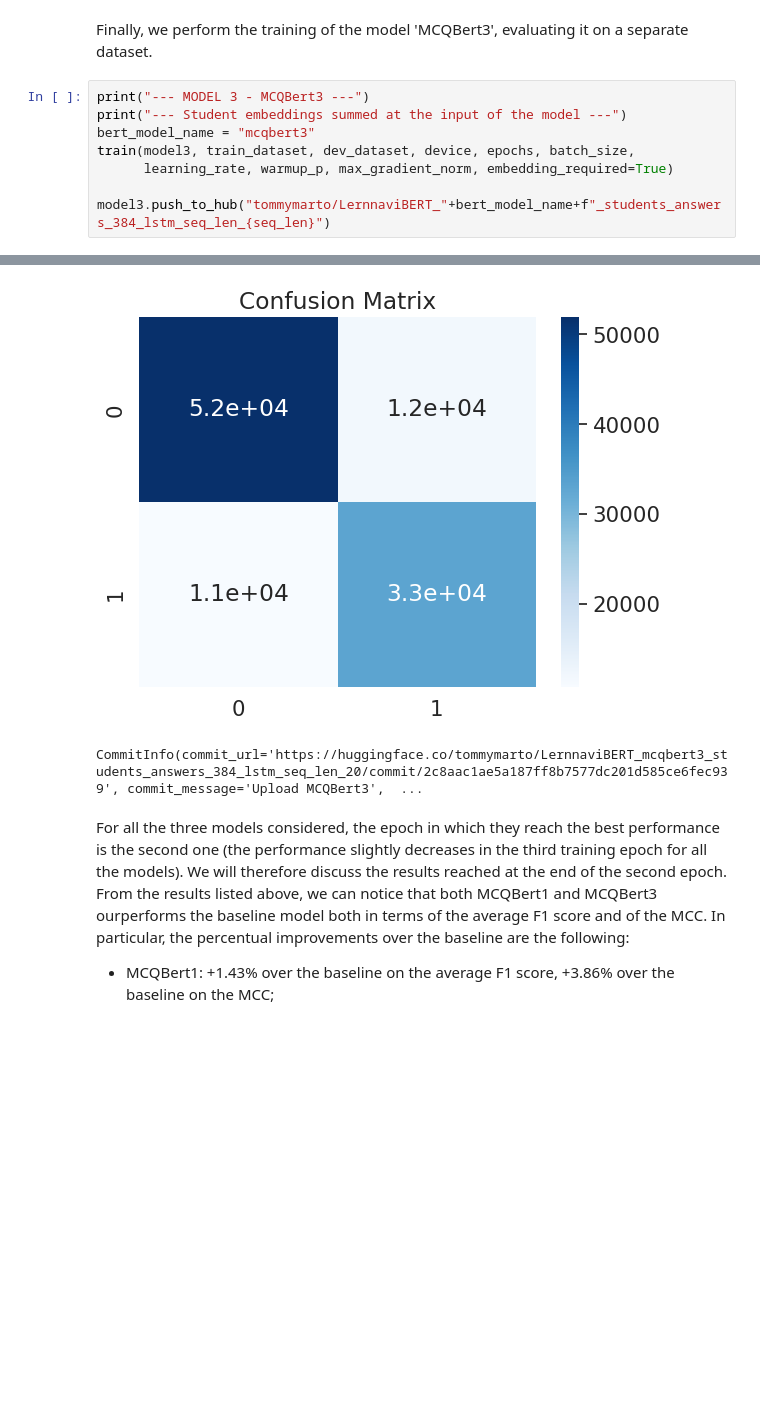
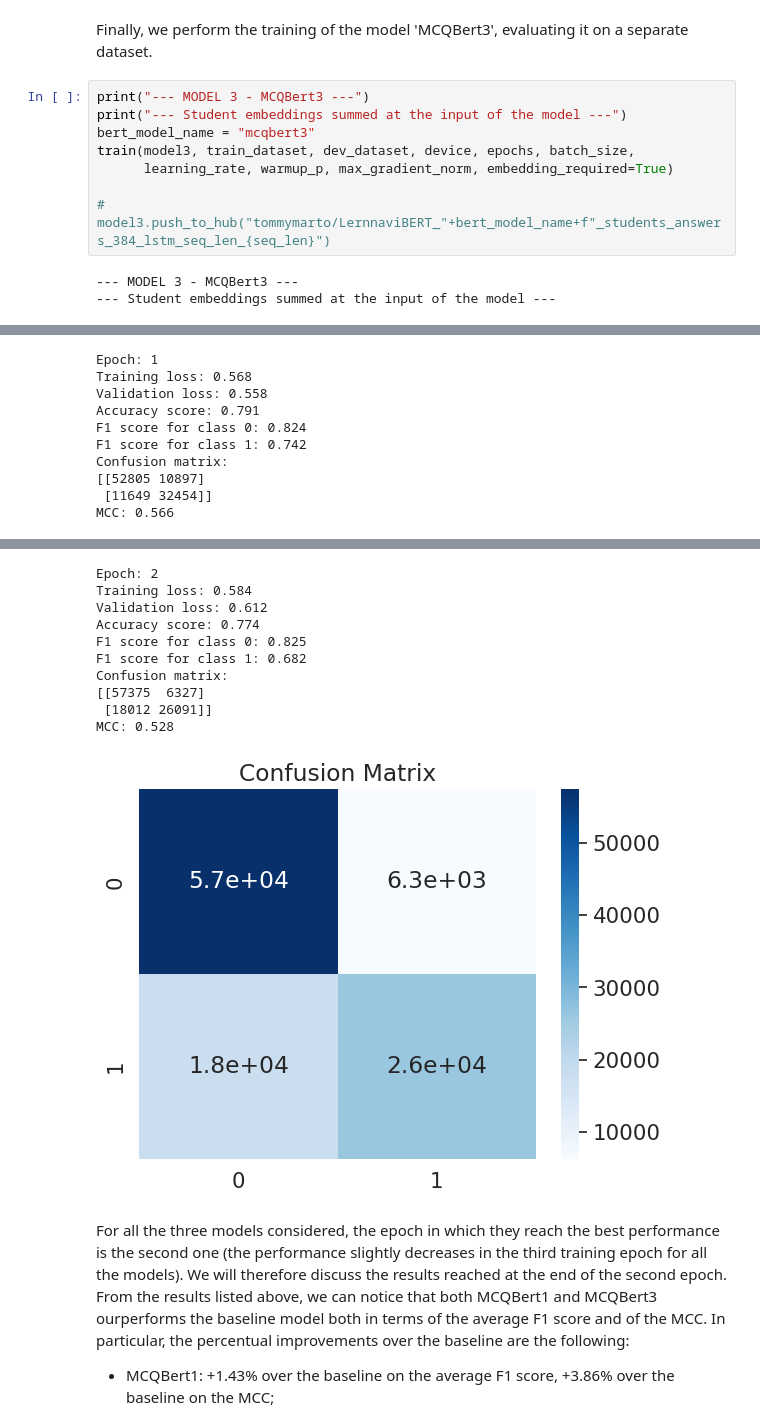
Before and after one commit to epfl-ml4ed/answer-forecasting, a Jupyter notebook: src/answer_prediction/Answer_prediction_STEP_3_Student_MCQs_Training - LSTM 40 embeddings.ipynb, the cells around one changed output, grey strips where cells are left out. Cells and saved outputs as stored; diff of their text form; blank space fills up the shorter version.

```diff
--- a/src/answer_prediction/Answer_prediction_STEP_3_Student_MCQs_Training - LSTM 40 embeddings.ipynb
+++ b/src/answer_prediction/Answer_prediction_STEP_3_Student_MCQs_Training - LSTM 40 embeddings.ipynb
@@ -277,5 +279,7 @@ bert_model_name = "mcqbert3"
 train(model3, train_dataset, dev_dataset, device, epochs, batch_size,
       learning_rate, warmup_p, max_gradient_norm, embedding_required=True)
 
-model3.push_to_hub("tommymarto/LernnaviBERT_"+bert_model_name+f"_students_answers_384_lstm_seq_len_{seq_len}")
+# model3.push_to_hub("tommymarto/LernnaviBERT_"+bert_model_name+f"_students_answers_384_lstm_seq_len_{seq_len}")
 # %% [output]
+--- MODEL 3 - MCQBert3 ---
+--- Student embeddings summed at the input of the model ---
@@ -282,0 +297,10 @@ model3.push_to_hub("tommymarto/LernnaviBERT_"+bert_model_name+f"_students_answer
+Epoch: 1
+Training loss: 0.568
+Validation loss: 0.558
+Accuracy score: 0.791
+F1 score for class 0: 0.824
+F1 score for class 1: 0.742
+Confusion matrix:
+[[52805 10897]
+ [11649 32454]]
+MCC: 0.566
@@ -284,5 +308,14 @@ model3.push_to_hub("tommymarto/LernnaviBERT_"+bert_model_name+f"_students_answer
+Epoch: 2
+Training loss: 0.584
+Validation loss: 0.612
+Accuracy score: 0.774
+F1 score for class 0: 0.825
+F1 score for class 1: 0.682
+Confusion matrix:
+[[57375  6327]
+ [18012 26091]]
+MCC: 0.528
-[figure, old version]
+[figure, new version]
-CommitInfo(commit_url='https://huggingface.co/tommymarto/LernnaviBERT_mcqbert3_students_answers_384_lstm_seq_len_20/commit/2c8aac1ae5a187ff8b7577dc201d585ce6fec939', commit_message='Upload MCQBert3',  ...
 # %% [markdown]
 For all the three models considered, the epoch in which they reach the best performance is the second one (the performance slightly decreases in the third training epoch for all the models). We will therefore discuss the results reached at the end of the second epoch. From the results listed above, we can notice that both MCQBert1 and MCQBert3 ourperforms the baseline model both in terms of the average F1 score and of the MCC. In particular, the percentual improvements over the baseline are the following:
 
```
Also changed, not shown: parts of 4 cells of this notebook.
